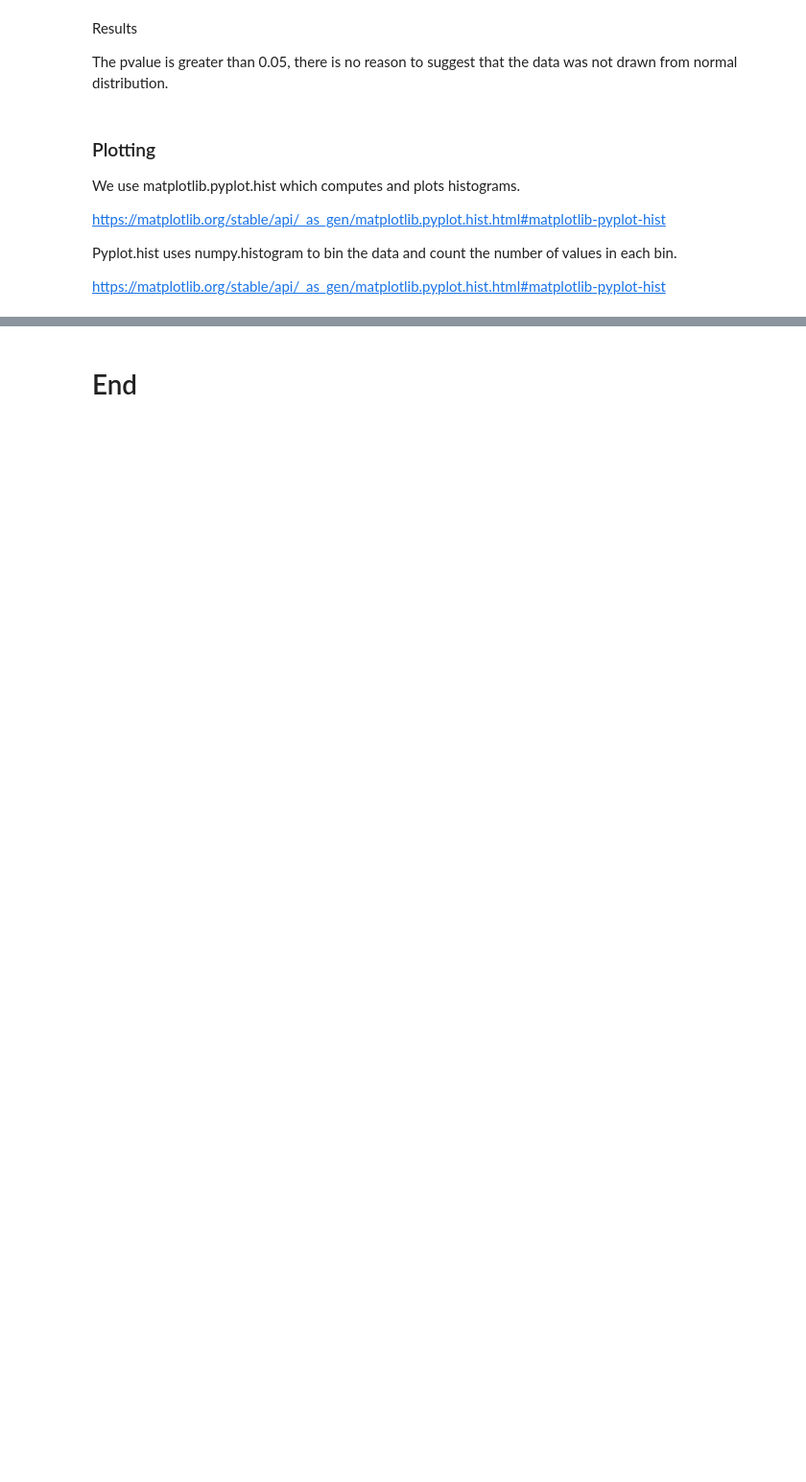
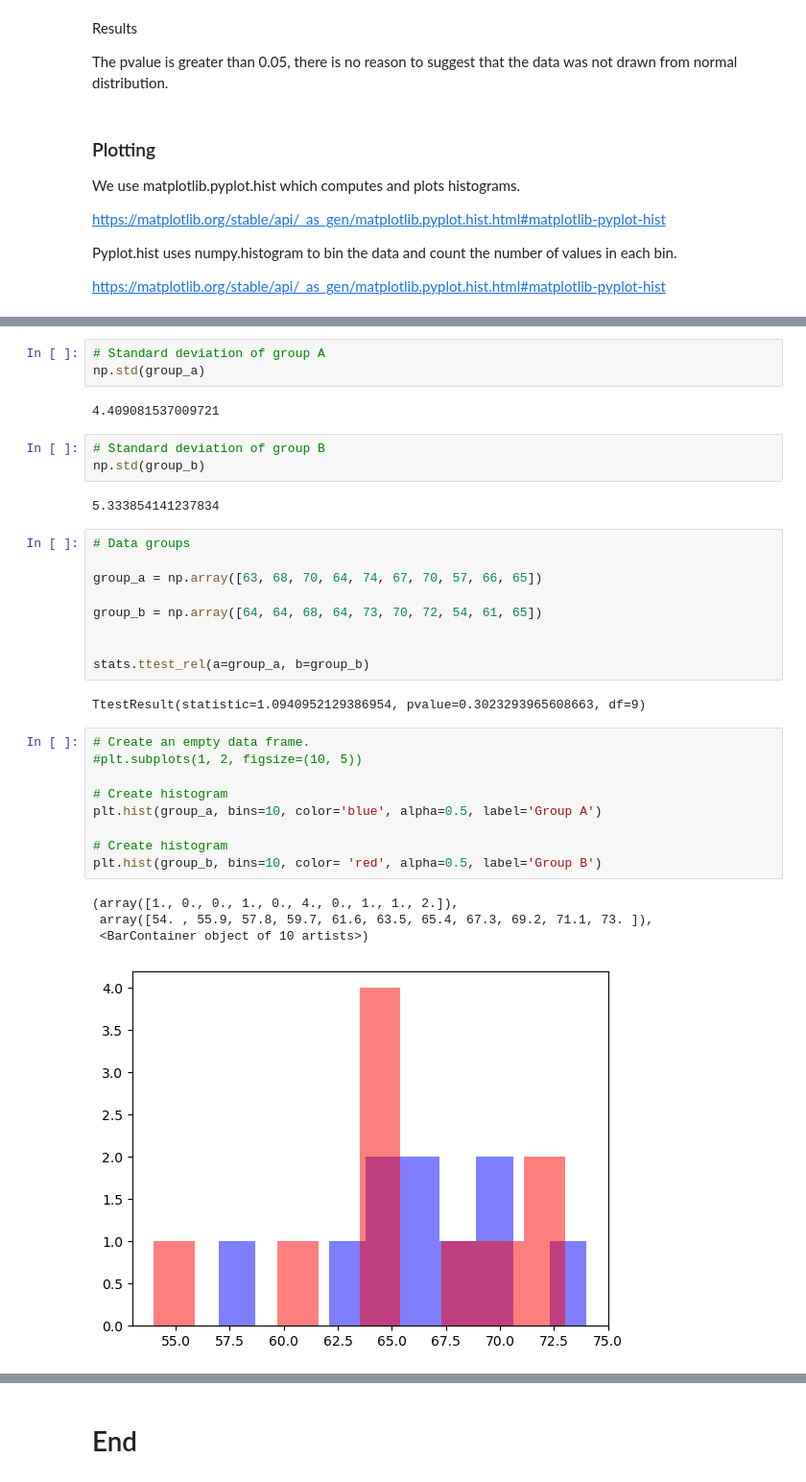
Before and after one commit to PCM11/applied-statistics, a Jupyter notebook: tasks.ipynb, the cells around one changed output, grey strips where cells are left out. Shown: that part at 96% size. Cells and saved outputs as stored; diff of their text form; blank space fills up the shorter version.

```diff
--- a/tasks.ipynb
+++ b/tasks.ipynb
@@ -269,0 +331,35 @@ ax.hist(data, edgecolor='black', density=True, bins=np.linspace (-1,21,35));
+# %%
+# Standard deviation of group A
+np.std(group_a)
+# %% [output]
+4.409081537009721
+# %%
+# Standard deviation of group B
+np.std(group_b)
+# %% [output]
+5.333854141237834
+# %%
+# Data groups
+
+group_a = np.array([63, 68, 70, 64, 74, 67, 70, 57, 66, 65])
+
+group_b = np.array([64, 64, 68, 64, 73, 70, 72, 54, 61, 65])
+
+
+stats.ttest_rel(a=group_a, b=group_b)
+# %% [output]
+TtestResult(statistic=1.0940952129386954, pvalue=0.3023293965608663, df=9)
+# %%
+# Create an empty data frame.
+#plt.subplots(1, 2, figsize=(10, 5))
+
+# Create histogram
+plt.hist(group_a, bins=10, color='blue', alpha=0.5, label='Group A')
+
+# Create histogram
+plt.hist(group_b, bins=10, color= 'red', alpha=0.5, label='Group B')
+# %% [output]
+(array([1., 0., 0., 1., 0., 4., 0., 1., 1., 2.]),
+ array([54. , 55.9, 57.8, 59.7, 61.6, 63.5, 65.4, 67.3, 69.2, 71.1, 73. ]),
+ <BarContainer object of 10 artists>)
+[figure, added]
```
Also changed, not shown: parts of 25 cells of this notebook, 3 other files.
